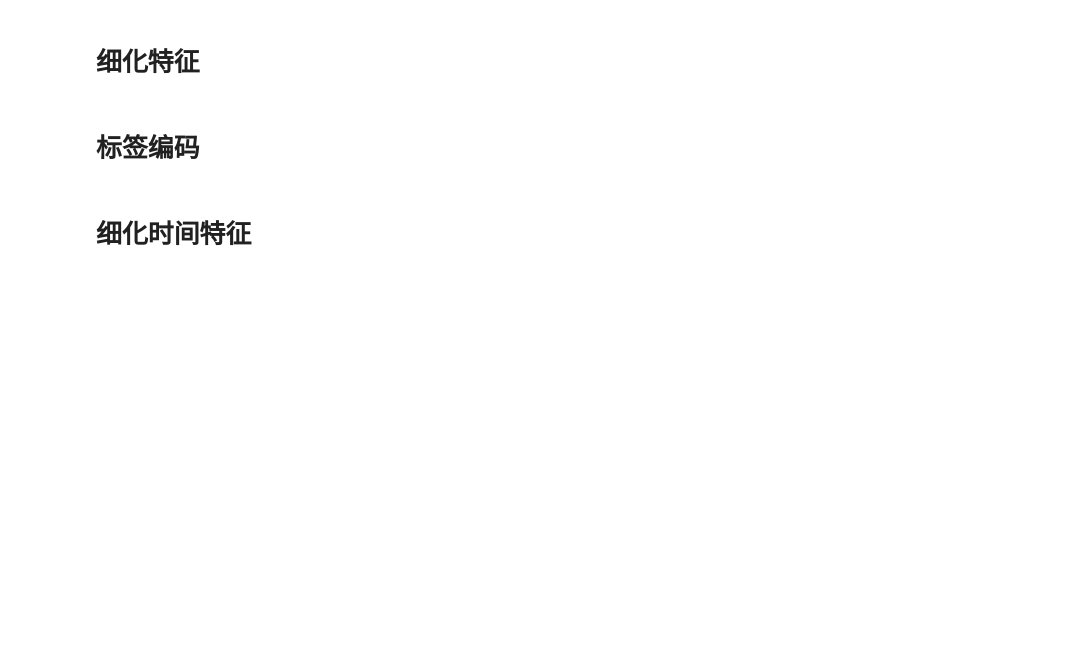
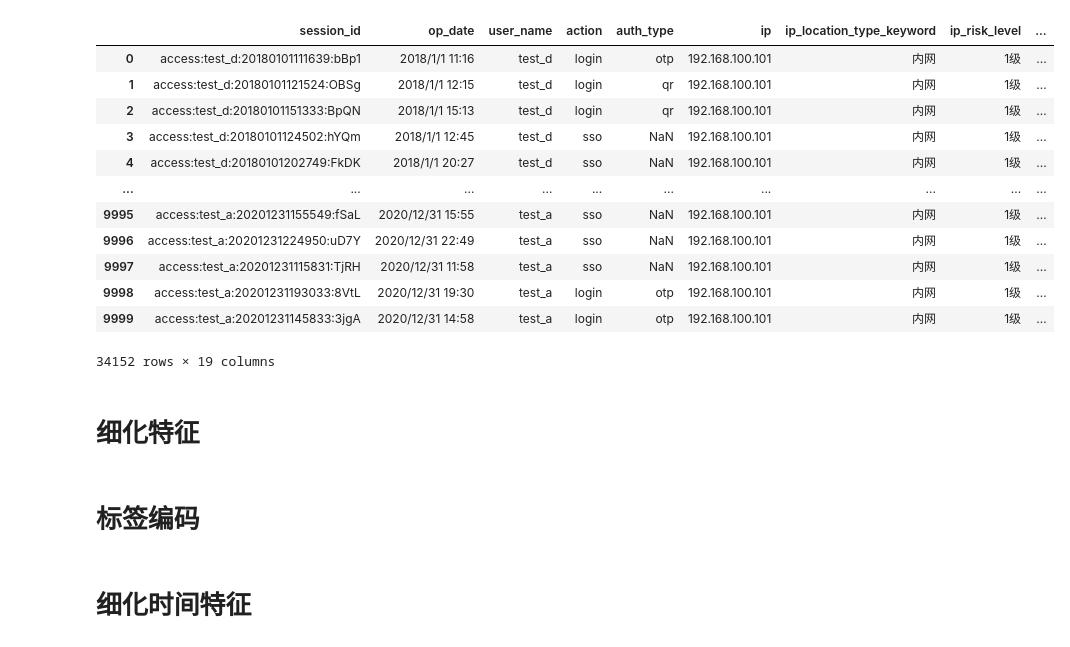
Before and after one commit to wgqcreeper/MachineLearningHomework, a Jupyter notebook: lgb_laofei.ipynb, the cells around one changed output. Saved outputs shown, nothing was run; the diff lists cells and outputs as text; code cells hidden in the pictures; blank space fills up the shorter version.

```diff
--- a/lgb_laofei.ipynb
+++ b/lgb_laofei.ipynb
@@ -37,3 +93,25 @@ data = pd.concat([train, test])
+# %%
+# 解决数据不平衡，采用上采样
+ros = RandomOverSampler(random_state=0)
+train, train['risk_label'] = ros.fit_resample(train, train['risk_label'])
+
+test = pd.read_csv(DATA_PATH + 'test_dataset.csv', sep='\t')
+data = pd.concat([train, test])
+data
+# %% [output]
+|  | session_id | op_date | user_name | action | auth_type | ip | ip_location_type_keyword | ip_risk_level | ... |
+| 0 | access:test_d:20180101111639:bBp1 | 2018/1/1 11:16 | test_d | login | otp | 192.168.100.101 | 内网 | 1级 | ... |
+| 1 | access:test_d:20180101121524:OBSg | 2018/1/1 12:15 | test_d | login | qr | 192.168.100.101 | 内网 | 1级 | ... |
+| 2 | access:test_d:20180101151333:BpQN | 2018/1/1 15:13 | test_d | login | qr | 192.168.100.101 | 内网 | 1级 | ... |
+| 3 | access:test_d:20180101124502:hYQm | 2018/1/1 12:45 | test_d | sso | NaN | 192.168.100.101 | 内网 | 1级 | ... |
+| 4 | access:test_d:20180101202749:FkDK | 2018/1/1 20:27 | test_d | sso | NaN | 192.168.100.101 | 内网 | 1级 | ... |
+| ... | ... | ... | ... | ... | ... | ... | ... | ... | ... |
+| 9995 | access:test_a:20201231155549:fSaL | 2020/12/31 15:55 | test_a | sso | NaN | 192.168.100.101 | 内网 | 1级 | ... |
+| 9996 | access:test_a:20201231224950:uD7Y | 2020/12/31 22:49 | test_a | sso | NaN | 192.168.100.101 | 内网 | 1级 | ... |
+| 9997 | access:test_a:20201231115831:TjRH | 2020/12/31 11:58 | test_a | sso | NaN | 192.168.100.101 | 内网 | 1级 | ... |
+| 9998 | access:test_a:20201231193033:8VtL | 2020/12/31 19:30 | test_a | login | otp | 192.168.100.101 | 内网 | 1级 | ... |
+| 9999 | access:test_a:20201231145833:3jgA | 2020/12/31 14:58 | test_a | login | otp | 192.168.100.101 | 内网 | 1级 | ... |
+34152 rows × 19 columns
 # %% [markdown]
 # 细化特征
 # %%
```
Also changed, not shown: parts of 22 cells of this notebook, 9 other files.
